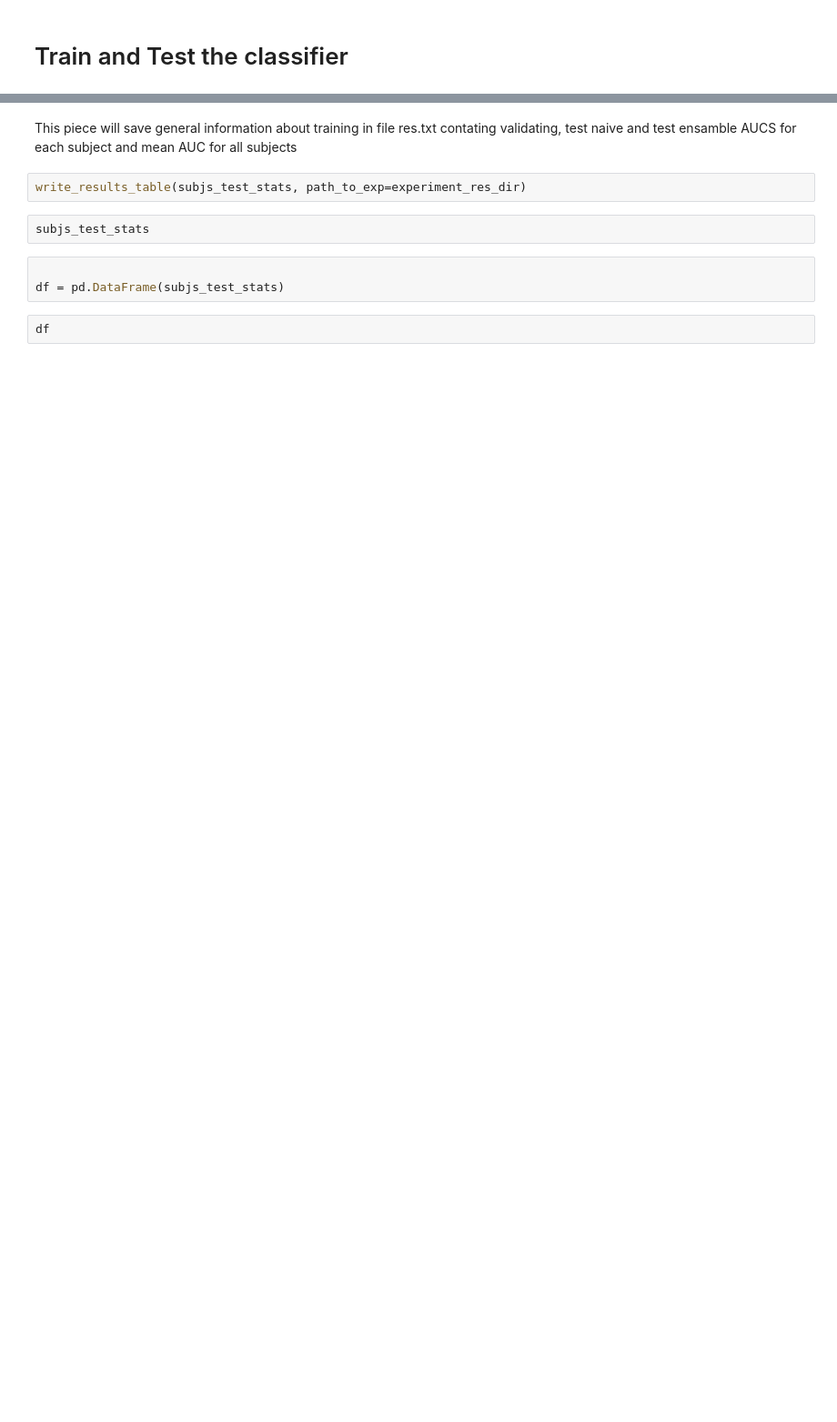
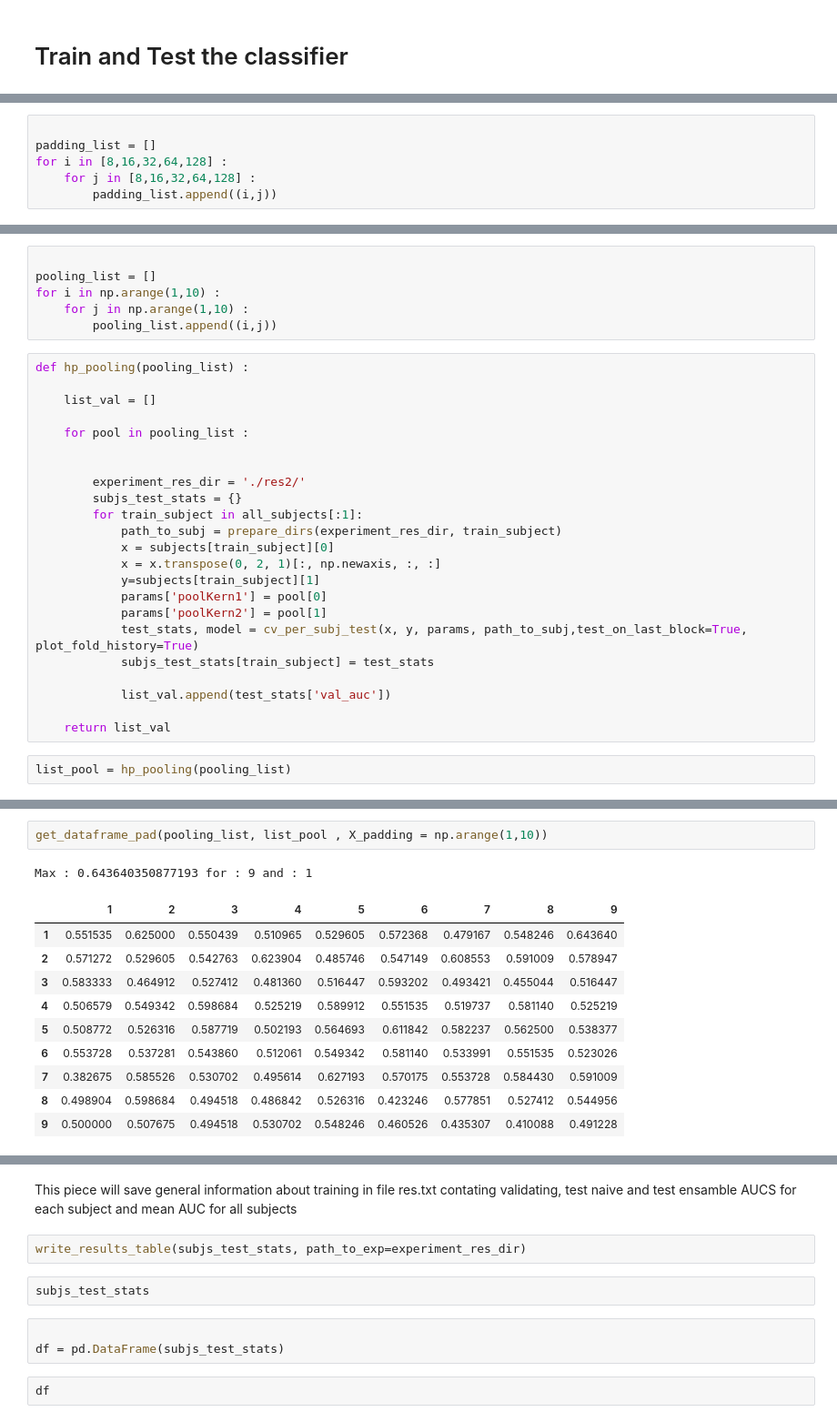
Before and after one commit to Makubu/AML, a Jupyter notebook: Chall4_ebci/group20_ebci_scratch.ipynb, the cells around one changed output, grey strips where cells are left out. Shown at 91% size. Cells and saved outputs as stored; diff of their text form; blank space fills up the shorter version.

Commit message:
Add HP search for pooling and padding

```diff
--- a/Chall4_ebci/group20_ebci_scratch.ipynb
+++ b/Chall4_ebci/group20_ebci_scratch.ipynb
@@ -232 +402,7 @@ def cv_per_subj_test(x,y,params,path_to_subj, test_on_last_block=False, plot_fol
+# %%
+
+padding_list = []
+for i in [8,16,32,64,128] :
+    for j in [8,16,32,64,128] :
+        padding_list.append((i,j))
 # %%
@@ -259,0 +485,31 @@ Epoch 135: val loss 0.853217
+# %%
+
+pooling_list = []
+for i in np.arange(1,10) :
+    for j in np.arange(1,10) :
+        pooling_list.append((i,j))
+# %%
+def hp_pooling(pooling_list) :
+
+    list_val = []
+
+    for pool in pooling_list :
+
+
+        experiment_res_dir = './res2/'
+        subjs_test_stats = {}
+        for train_subject in all_subjects[:1]:
+            path_to_subj = prepare_dirs(experiment_res_dir, train_subject)
+            x = subjects[train_subject][0]
+            x = x.transpose(0, 2, 1)[:, np.newaxis, :, :]
+            y=subjects[train_subject][1]
+            params['poolKern1'] = pool[0]
+            params['poolKern2'] = pool[1]
+            test_stats, model = cv_per_subj_test(x, y, params, path_to_subj,test_on_last_block=True, plot_fold_history=True)
+            subjs_test_stats[train_subject] = test_stats
+
+            list_val.append(test_stats['val_auc'])
+
+    return list_val
+# %%
+list_pool = hp_pooling(pooling_list)
@@ -259,0 +519,14 @@ Epoch 135: val loss 0.853217
+# %%
+get_dataframe_pad(pooling_list, list_pool , X_padding = np.arange(1,10))
+# %% [output]
+Max : 0.643640350877193 for : 9 and : 1
+|  | 1 | 2 | 3 | 4 | 5 | 6 | 7 | 8 | 9 |
+| 1 | 0.551535 | 0.625000 | 0.550439 | 0.510965 | 0.529605 | 0.572368 | 0.479167 | 0.548246 | 0.643640 |
+| 2 | 0.571272 | 0.529605 | 0.542763 | 0.623904 | 0.485746 | 0.547149 | 0.608553 | 0.591009 | 0.578947 |
+| 3 | 0.583333 | 0.464912 | 0.527412 | 0.481360 | 0.516447 | 0.593202 | 0.493421 | 0.455044 | 0.516447 |
+| 4 | 0.506579 | 0.549342 | 0.598684 | 0.525219 | 0.589912 | 0.551535 | 0.519737 | 0.581140 | 0.525219 |
+| 5 | 0.508772 | 0.526316 | 0.587719 | 0.502193 | 0.564693 | 0.611842 | 0.582237 | 0.562500 | 0.538377 |
+| 6 | 0.553728 | 0.537281 | 0.543860 | 0.512061 | 0.549342 | 0.581140 | 0.533991 | 0.551535 | 0.523026 |
+| 7 | 0.382675 | 0.585526 | 0.530702 | 0.495614 | 0.627193 | 0.570175 | 0.553728 | 0.584430 | 0.591009 |
+| 8 | 0.498904 | 0.598684 | 0.494518 | 0.486842 | 0.526316 | 0.423246 | 0.577851 | 0.527412 | 0.544956 |
+| 9 | 0.500000 | 0.507675 | 0.494518 | 0.530702 | 0.548246 | 0.460526 | 0.435307 | 0.410088 | 0.491228 |
```
Also changed, not shown: parts of 21 cells of this notebook.
